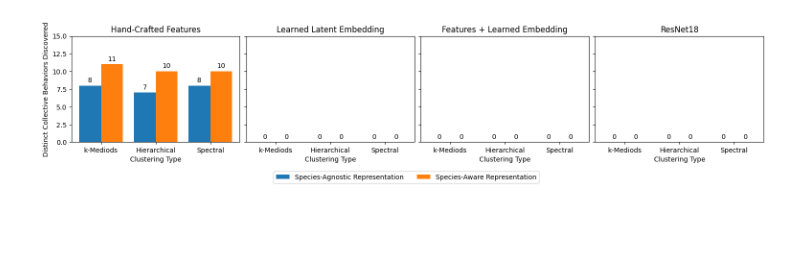
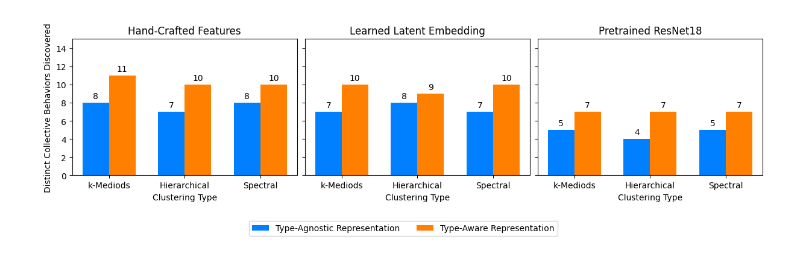
Before and after one commit to Connor-Mattson/SwarmBehaviorDiscovery, a Jupyter notebook: src/z-experiments/MRS-notebooks/06-16-23-Q9.ipynb, the cells around one changed output. Drawn from its saved outputs; the diff is of its cells as text; code cells hidden in the pictures; blank space fills up the shorter version.

```diff
--- a/src/z-experiments/MRS-notebooks/06-16-23-Q9.ipynb
+++ b/src/z-experiments/MRS-notebooks/06-16-23-Q9.ipynb
@@ -2,52 +2,77 @@
 import matplotlib.pyplot as plt
 import numpy as np
 
-experiments = ["Hand-Crafted Features", "Learned Latent Embedding", "Features + Learned Embedding", "ResNet18"]
+experiments = [
+    "Hand-Crafted Features",
+    "Learned Latent Embedding",
+    # "Features + Learned Embedding",
+    "Pretrained ResNet18"
+]
 species = ("k-Mediods", "Hierarchical", "Spectral")
 penguin_means = {
-    'Species-Agnostic Representation': [
+    'Type-Agnostic Representation': [
         (8, 7, 8),
-        (0, 0, 0),
-        (0, 0, 0),
-        (0, 0, 0),
+        (7, 8, 7),
+        # (10, 9, 8),
+        (5, 4, 5),
     ],
-    'Species-Aware Representation': [
+    'Type-Aware Representation': [
         (11, 10, 10),
-        (0, 0, 0),
-        (0, 0, 0),
-        (0, 0, 0),
+        (10, 9, 10),
+        # (8, 7, 7),
+        (7, 7, 7),
     ],
+    # 'Type-Agnostic Random': [
+    #     (7, 8, 7),
+    #     (7, 6, 10),
+    #     (7, 7, 7),
+    #     (10, 10, 9),
+    # ],
+    # 'Type-Aware Random': [
+    #     (6, 9, 6),
+    #     (9, 9, 8),
+    #     (9, 8, 9),
+    #     (9, 8, 9),
+    # ],
 }
 
 x = np.arange(len(species))  # the label locations
-width = 0.40  # the width of the bars
+width = 0.35  # the width of the bars
 
-fig, ax = plt.subplots(1, 4, layout='constrained', sharey=True)
-fig.set_figwidth(15)
+fig, ax = plt.subplots(1, 3, layout='constrained', sharey=True)
+fig.set_figwidth(12)
 fig.set_figheight(3)
 
-for i in range(4):
+colors=[(0/255, 128/255, 1.0), (255/255, 128/255, 0/255), (0.6, 0.6, 0.6), (0.8, 0.8, 0.8)]
+
+for i in range(3):
     multiplier = 0
     for attribute, measurement in penguin_means.items():
         offset = width * multiplier + (width / 2)
-        rects = ax[i].bar(x + offset, measurement[i], width, label=attribute)
+        rects = ax[i].bar(x + offset, measurement[i], width, label=attribute, color=colors[multiplier])
         ax[i].bar_label(rects, padding=3)
         multiplier += 1
 
-        # ax[i].set_ylabel('Length (mm)')
-        ax[i].set_title(experiments[i])
-        ax[i].set_xticks(x + width, species)
-        ax[i].set_xlabel("Clustering Type")
+    # ax[i].set_ylabel('Length (mm)')
+    ax[i].set_title(experiments[i])
+    ax[i].set_xticks(x + width, species)
+    ax[i].set_xlabel("Clustering Type")
 
-        ax[i].set_ylim(0, 15)
+    ax[i].set_ylim(0, 15)
+
+# rects = ax[4].bar([0, 0.5], [7.2, 0], width, color=(0.6, 0.6, 0.6))
+# ax[4].bar_label(rects, padding=3)
+# ax[4].set_title("Baselines")
+# ax[4].set_xticks([0, 0.5], ["Random", "Swarm Chemistry"])
+# ax[4].set_ylim(0, 15)
 
 def legend_without_duplicate_labels(fig, ax):
     handles, labels = ax.get_legend_handles_labels()
     unique = [(h, l) for i, (h, l) in enumerate(zip(handles, labels)) if l not in labels[:i]]
-    fig.legend(*zip(*unique), loc='lower center', ncol=2, bbox_to_anchor=(0.5,-0.15))
+    fig.legend(*zip(*unique), loc='lower center', ncol=2, bbox_to_anchor=(0.5,-0.20))
 
 ax[0].set_ylabel("Distinct Collective Behaviors Discovered")
 legend_without_duplicate_labels(fig, ax[0])
 plt.show()
 # %% [output]
-[figure, old version]
+[figure, new version]
```
Also changed, not shown: 52 other files.
